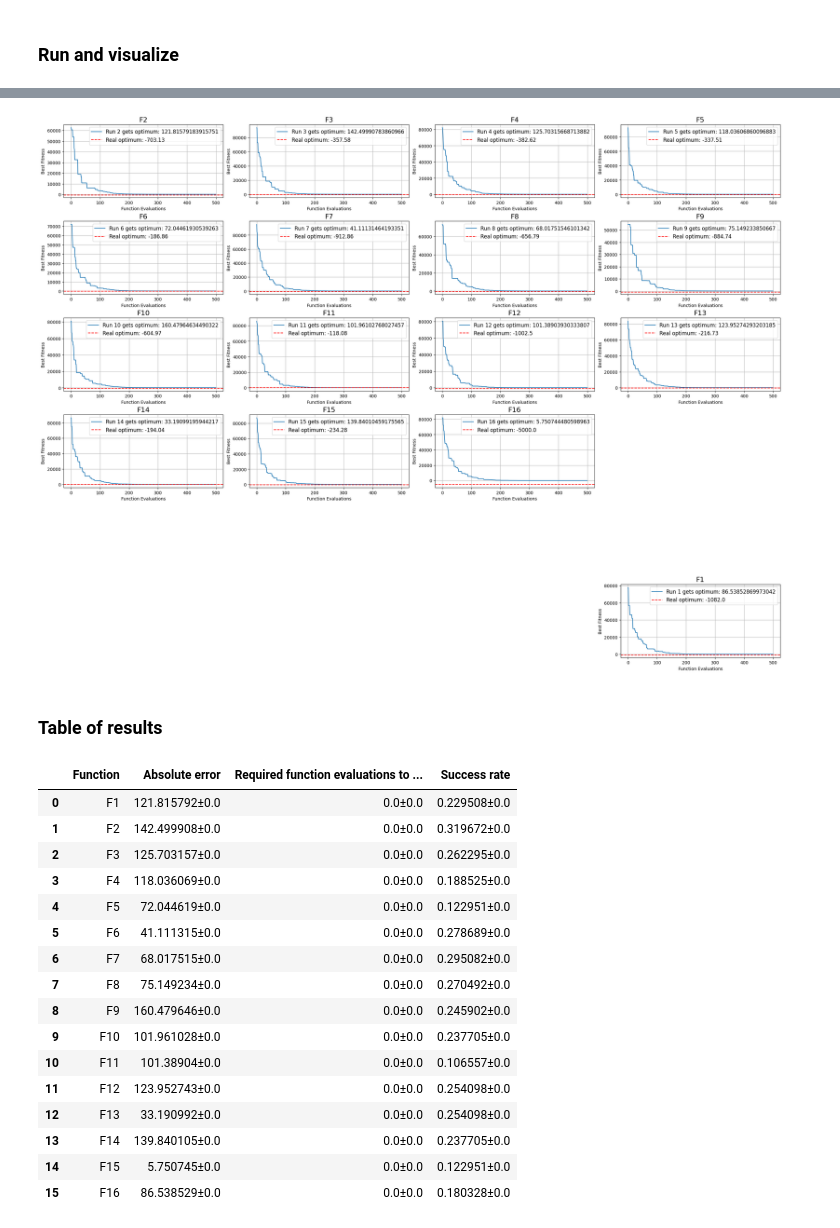
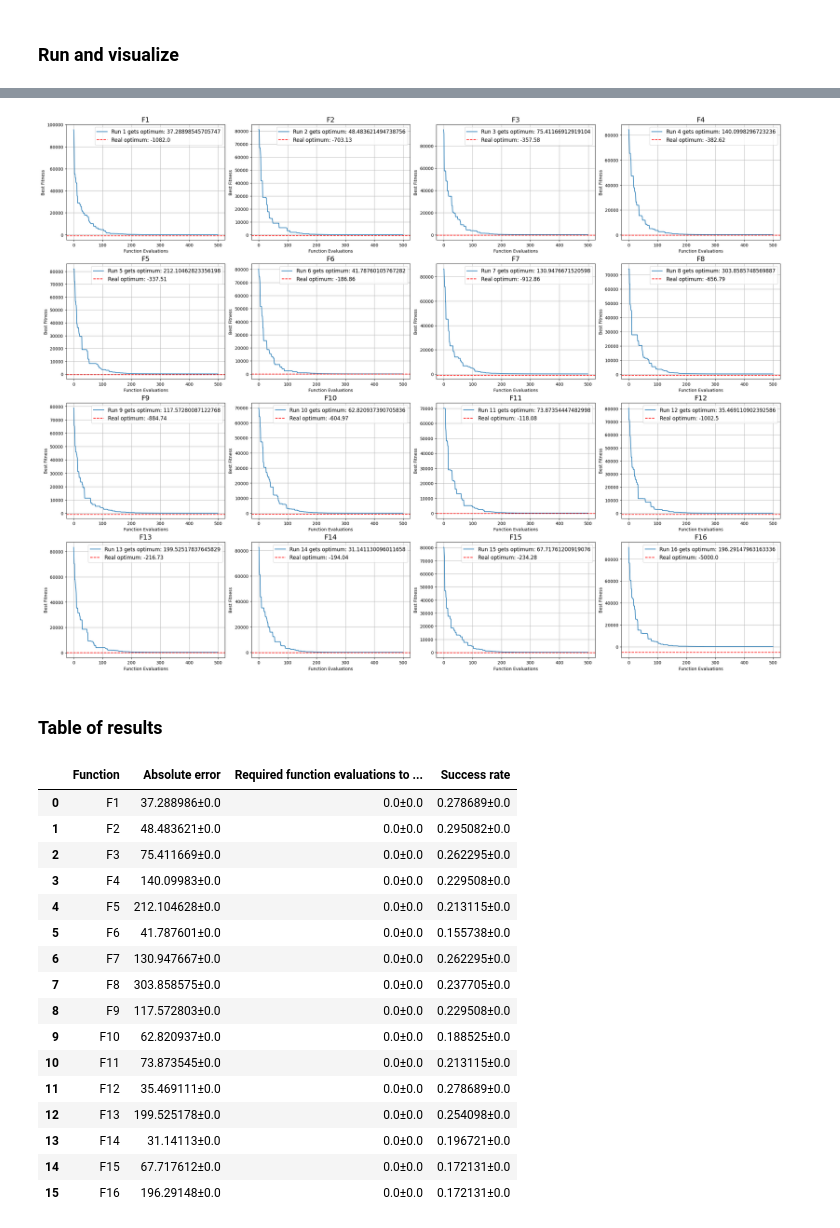
Before and after one commit to suboty/populationes, a Jupyter notebook: l_srtde/L-SRTDE.ipynb, the cells around one changed output, grey strips where cells are left out. Saved outputs shown, nothing was run; the diff lists cells and outputs as text; code cells hidden in the pictures.

```diff
--- a/l_srtde/L-SRTDE.ipynb
+++ b/l_srtde/L-SRTDE.ipynb
@@ -167,20 +169,25 @@ for func_num in range(0, max_n_funcs):
             t0 = time.time()
             print(f"\nRunning algorithm on {gnbg}, run {run + 1}")
             print(f'Function best value: {fopt}')
-            optz = Algorithm(gnbg.fitness, False)
-            optz._global_variables.global_best_init = False
-            optz._global_variables.last_eval_step = 0
-            optz._global_variables.eval_func_calls = 0
+
+            # Инициализация алгоритма
+            optz = Algorithm(
+                fitness_function=gnbg.fitness,
+                population_size=population_size * gnbg.dimension,
+                problem_dimension=gnbg.dimension,
+                verbose=False
+            )
+
+            # Настраиваем максимальное количество вызовов целевой функции
             optz._global_variables.max_eval_func_calls = gnbg.max_evals
-            optz.initialize(
-                new_n_inds=population_size * gnbg.dimension,
-                new_n_vars=gnbg.dimension,
-            )
-            _, optimum = optz.main_cycle()
+            _, optimum = optz()
+
+            # Читаем результаты работы
             _optimums[run] = optimum
-            res_errors[func_num - 1, run] = optz._global_variables.error_array
-            res[func_num - 1, run] = optz._global_variables.best_of_best_array
-            sr_res[func_num - 1, run] = optz._global_variables.sr_array
+            res_errors[func_num, run] = optz._global_variables.error_array
+            res[func_num, run] = optz._global_variables.best_of_best_array
+            sr_res[func_num, run] = optz._global_variables.sr_array
+
             print(f'Algorithm best value: {optimum}')
             print(f'\tElapsed time: {round(time.time()-t0, 2)} sec')
         optimums[func_num] = np.mean(_optimums)
@@ -210,41 +217,41 @@ is_need_log = False
 is_need_saving = False
 
 fig = plt.figure(figsize=(24, 18), constrained_layout=True)
-gs = fig.add_gridspec(6, 4)
+gs = fig.add_gridspec(4, 4)
 # Количество отображаемых эпох
 limit = 500
 
 # Визуализация
 for func_num in range(max_n_funcs):
-    row = (func_num - 1) // 4
-    col = (func_num - 1) % 4
+    row = (func_num) // 4
+    col = (func_num) % 4
     ax = fig.add_subplot(gs[row, col])
     optimum = optimums[func_num]
     for run in range(total_n_runs):
         if is_need_log:
-            ax.semilogy(res[func_num - 1, run, :limit], label=f"Run {func_num+1} gets optimum: {optimum}")
+            ax.semilogy(res[func_num, run, :limit], label=f"Run {func_num+1} gets optimum: {optimum}")
         else:
-            ax.plot(res[func_num - 1, run, :limit], label=f"Run {func_num+1} gets optimum: {optimum}")
+            ax.plot(res[func_num, run, :limit], label=f"Run {func_num+1} gets optimum: {optimum}")
 
     ax.set_title(f"F{func_num+1}", fontsize=16)
     ax.set_xlabel("Function Evaluations")
     ax.set_ylabel("Best Fitness")
 
     ax.axhline(
         y=fopts[func_num],
         color='red',
         linestyle='--',
         label=f'Real optimum: {round(fopts[func_num], 2)}'
     )
 
     ax.grid(True)
     ax.legend(fontsize='large')
 
 if is_need_saving:
     plt.savefig('python_l_strde_on_gnbg.png')
 plt.show()
 # %% [output]
-[figure, old version]
+[figure, new version]
 # %% [markdown]
 ### Table of results
 # %%
@@ -286,19 +293,19 @@ for func_i in range(max_n_funcs):
 res_table
 # %% [output]
 |  | Function | Absolute error | Required function evaluations to ... | Success rate |
-| 0 | F1 | 121.815792±0.0 | 0.0±0.0 | 0.229508±0.0 |
-| 1 | F2 | 142.499908±0.0 | 0.0±0.0 | 0.319672±0.0 |
-| 2 | F3 | 125.703157±0.0 | 0.0±0.0 | 0.262295±0.0 |
-| 3 | F4 | 118.036069±0.0 | 0.0±0.0 | 0.188525±0.0 |
-| 4 | F5 | 72.044619±0.0 | 0.0±0.0 | 0.122951±0.0 |
-| 5 | F6 | 41.111315±0.0 | 0.0±0.0 | 0.278689±0.0 |
-| 6 | F7 | 68.017515±0.0 | 0.0±0.0 | 0.295082±0.0 |
-| 7 | F8 | 75.149234±0.0 | 0.0±0.0 | 0.270492±0.0 |
-| 8 | F9 | 160.479646±0.0 | 0.0±0.0 | 0.245902±0.0 |
-| 9 | F10 | 101.961028±0.0 | 0.0±0.0 | 0.237705±0.0 |
-| 10 | F11 | 101.38904±0.0 | 0.0±0.0 | 0.106557±0.0 |
-| 11 | F12 | 123.952743±0.0 | 0.0±0.0 | 0.254098±0.0 |
-| 12 | F13 | 33.190992±0.0 | 0.0±0.0 | 0.254098±0.0 |
-| 13 | F14 | 139.840105±0.0 | 0.0±0.0 | 0.237705±0.0 |
-| 14 | F15 | 5.750745±0.0 | 0.0±0.0 | 0.122951±0.0 |
-| 15 | F16 | 86.538529±0.0 | 0.0±0.0 | 0.180328±0.0 |
+| 0 | F1 | 37.288986±0.0 | 0.0±0.0 | 0.278689±0.0 |
+| 1 | F2 | 48.483621±0.0 | 0.0±0.0 | 0.295082±0.0 |
+| 2 | F3 | 75.411669±0.0 | 0.0±0.0 | 0.262295±0.0 |
+| 3 | F4 | 140.09983±0.0 | 0.0±0.0 | 0.229508±0.0 |
+| 4 | F5 | 212.104628±0.0 | 0.0±0.0 | 0.213115±0.0 |
+| 5 | F6 | 41.787601±0.0 | 0.0±0.0 | 0.155738±0.0 |
+| 6 | F7 | 130.947667±0.0 | 0.0±0.0 | 0.262295±0.0 |
+| 7 | F8 | 303.858575±0.0 | 0.0±0.0 | 0.237705±0.0 |
+| 8 | F9 | 117.572803±0.0 | 0.0±0.0 | 0.229508±0.0 |
+| 9 | F10 | 62.820937±0.0 | 0.0±0.0 | 0.188525±0.0 |
+| 10 | F11 | 73.873545±0.0 | 0.0±0.0 | 0.213115±0.0 |
+| 11 | F12 | 35.469111±0.0 | 0.0±0.0 | 0.278689±0.0 |
+| 12 | F13 | 199.525178±0.0 | 0.0±0.0 | 0.254098±0.0 |
+| 13 | F14 | 31.14113±0.0 | 0.0±0.0 | 0.196721±0.0 |
+| 14 | F15 | 67.717612±0.0 | 0.0±0.0 | 0.172131±0.0 |
+| 15 | F16 | 196.29148±0.0 | 0.0±0.0 | 0.172131±0.0 |
```
Also changed, not shown: parts of 3 cells of this notebook.
